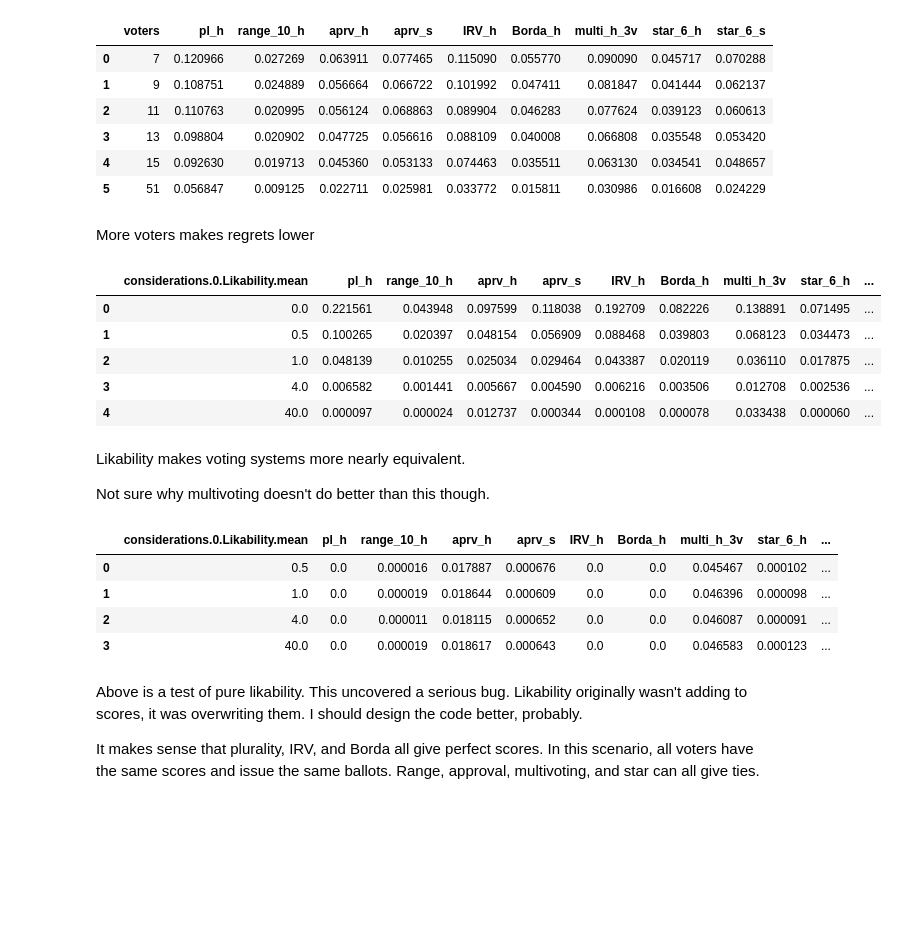
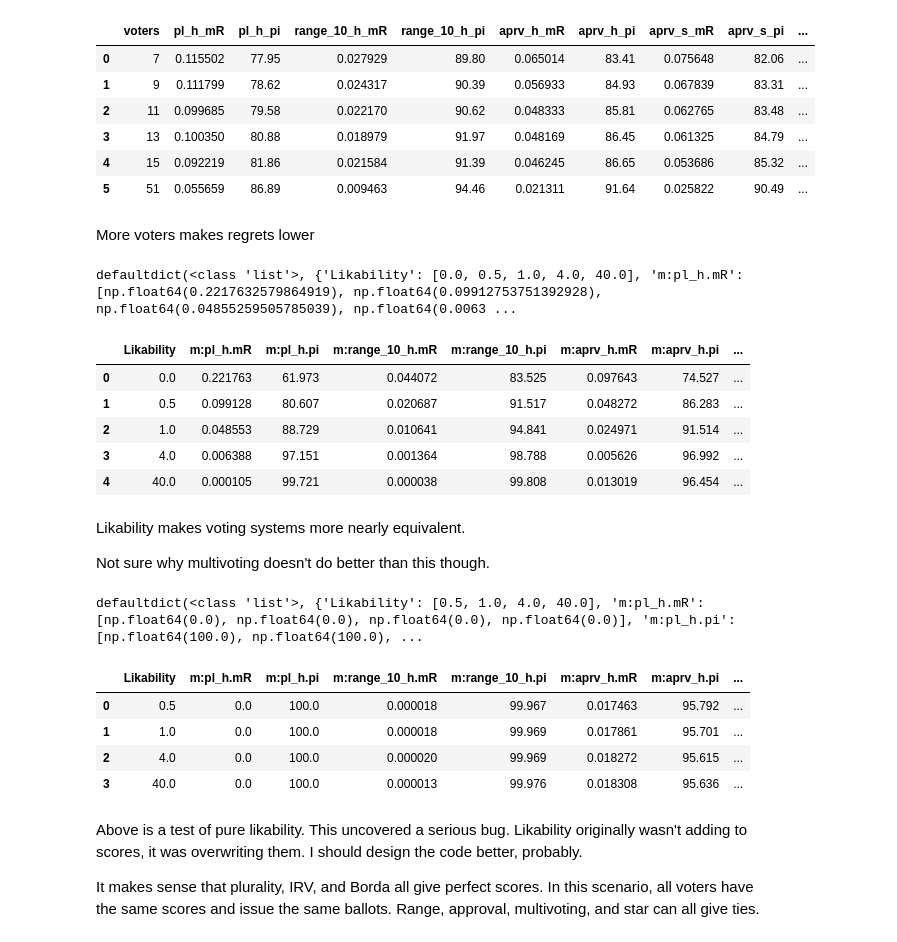
Before and after one commit to tcawlfield/vote-sim, a Jupyter notebook: results/small_group_voting.ipynb, the cells around one changed output. Cells and saved outputs as stored; diff of their text form; code cells hidden in the pictures; blank space fills up the shorter version.

```diff
--- a/results/small_group_voting.ipynb
+++ b/results/small_group_voting.ipynb
@@ -13,3 +10,9 @@ from IPython.display import display
+# %%
+importlib.reload(study_lib)
+do_run = study_lib.do_run
+get_fields = study_lib.get_fields
+run_experiment = study_lib.run_experiment
+config_series = study_lib.config_series
 # %%
 base_config_yaml = """
 candidates: 5
@@ -79,47 +57,35 @@ def get_fields(results):
-# %%
-def run_experiment(config, parameter, pvalues, trials=2000):
-    fields = None
-    col_names = None
-    regrets = []
-    parameters = [int(p) if p.isnumeric() else p for p in parameter.split('.')]
-    last_parameter = parameters.pop()
-    for val in pvalues:
-        conf_item = config
-        for p in parameters:  # drill down into config
-            conf_item = conf_item[p]
-        assert last_parameter in conf_item, f"No such parameter {last_parameter}"
-        conf_item[last_parameter] = val
-        results = do_run(config, trials)
-        fields = get_fields(results)
-        if col_names is None:
-            col_names = [f[2:] for f in fields]
-        regrets.append([val] + [ak.mean(results[f]['regret']) for f in fields])
-    return pd.DataFrame(regrets, columns=[parameter] + col_names)
 # %%
 config = yaml.safe_load(base_config_yaml)
-df = run_experiment(config, 'voters', [7, 9, 11, 13, 15, 51], trials=10000)
+df = run_experiment(
+    config_series(config, 'voters', [7, 9, 11, 13, 15, 51]),
+    trials=10000
+)
 df
 # %% [output]
-|  | voters | pl_h | range_10_h | aprv_h | aprv_s | IRV_h | Borda_h | multi_h_3v | star_6_h | star_6_s |
-| 0 | 7 | 0.120966 | 0.027269 | 0.063911 | 0.077465 | 0.115090 | 0.055770 | 0.090090 | 0.045717 | 0.070288 |
-| 1 | 9 | 0.108751 | 0.024889 | 0.056664 | 0.066722 | 0.101992 | 0.047411 | 0.081847 | 0.041444 | 0.062137 |
-| 2 | 11 | 0.110763 | 0.020995 | 0.056124 | 0.068863 | 0.089904 | 0.046283 | 0.077624 | 0.039123 | 0.060613 |
-| 3 | 13 | 0.098804 | 0.020902 | 0.047725 | 0.056616 | 0.088109 | 0.040008 | 0.066808 | 0.035548 | 0.053420 |
-| 4 | 15 | 0.092630 | 0.019713 | 0.045360 | 0.053133 | 0.074463 | 0.035511 | 0.063130 | 0.034541 | 0.048657 |
-| 5 | 51 | 0.056847 | 0.009125 | 0.022711 | 0.025981 | 0.033772 | 0.015811 | 0.030986 | 0.016608 | 0.024229 |
+|  | voters | pl_h_mR | pl_h_pi | range_10_h_mR | range_10_h_pi | aprv_h_mR | aprv_h_pi | aprv_s_mR | aprv_s_pi | ... |
+| 0 | 7 | 0.115502 | 77.95 | 0.027929 | 89.80 | 0.065014 | 83.41 | 0.075648 | 82.06 | ... |
+| 1 | 9 | 0.111799 | 78.62 | 0.024317 | 90.39 | 0.056933 | 84.93 | 0.067839 | 83.31 | ... |
+| 2 | 11 | 0.099685 | 79.58 | 0.022170 | 90.62 | 0.048333 | 85.81 | 0.062765 | 83.48 | ... |
+| 3 | 13 | 0.100350 | 80.88 | 0.018979 | 91.97 | 0.048169 | 86.45 | 0.061325 | 84.79 | ... |
+| 4 | 15 | 0.092219 | 81.86 | 0.021584 | 91.39 | 0.046245 | 86.65 | 0.053686 | 85.32 | ... |
+| 5 | 51 | 0.055659 | 86.89 | 0.009463 | 94.46 | 0.021311 | 91.64 | 0.025822 | 90.49 | ... |
 # %% [markdown]
 More voters makes regrets lower
 # %%
 config = yaml.safe_load(base_config_yaml)
-df = run_experiment(config, 'considerations.0.Likability.mean', [0., 0.5, 1.0, 4.0, 40.0], trials=100000)
+df = run_experiment(
+    config_series(config, 'considerations.0.Likability.mean', [0., 0.5, 1.0, 4.0, 40.0]),
+    trials=100000
+)
 df
 # %% [output]
+defaultdict(<class 'list'>, {'Likability': [0.0, 0.5, 1.0, 4.0, 40.0], 'm:pl_h.mR': [np.float64(0.2217632579864919), np.float64(0.09912753751392928), np.float64(0.04855259505785039), np.float64(0.0063 ...
-|  | considerations.0.Likability.mean | pl_h | range_10_h | aprv_h | aprv_s | IRV_h | Borda_h | multi_h_3v | star_6_h | ... |
-| 0 | 0.0 | 0.221561 | 0.043948 | 0.097599 | 0.118038 | 0.192709 | 0.082226 | 0.138891 | 0.071495 | ... |
-| 1 | 0.5 | 0.100265 | 0.020397 | 0.048154 | 0.056909 | 0.088468 | 0.039803 | 0.068123 | 0.034473 | ... |
-| 2 | 1.0 | 0.048139 | 0.010255 | 0.025034 | 0.029464 | 0.043387 | 0.020119 | 0.036110 | 0.017875 | ... |
-| 3 | 4.0 | 0.006582 | 0.001441 | 0.005667 | 0.004590 | 0.006216 | 0.003506 | 0.012708 | 0.002536 | ... |
-| 4 | 40.0 | 0.000097 | 0.000024 | 0.012737 | 0.000344 | 0.000108 | 0.000078 | 0.033438 | 0.000060 | ... |
+|  | Likability | m:pl_h.mR | m:pl_h.pi | m:range_10_h.mR | m:range_10_h.pi | m:aprv_h.mR | m:aprv_h.pi | ... |
+| 0 | 0.0 | 0.221763 | 61.973 | 0.044072 | 83.525 | 0.097643 | 74.527 | ... |
+| 1 | 0.5 | 0.099128 | 80.607 | 0.020687 | 91.517 | 0.048272 | 86.283 | ... |
+| 2 | 1.0 | 0.048553 | 88.729 | 0.010641 | 94.841 | 0.024971 | 91.514 | ... |
+| 3 | 4.0 | 0.006388 | 97.151 | 0.001364 | 98.788 | 0.005626 | 96.992 | ... |
+| 4 | 40.0 | 0.000105 | 99.721 | 0.000038 | 99.808 | 0.013019 | 96.454 | ... |
 # %% [markdown]
 Likability makes voting systems more nearly equivalent.
 
@@ -128,14 +94,18 @@ Not sure why multivoting doesn't do better than this though.
 config['considerations'] = [
     {'Likability': {'mean': 1.0}},
 ]
-df = run_experiment(config, 'considerations.0.Likability.mean', [0.5, 1.0, 4.0, 40.0], trials=100000)
+df = run_experiment(
+    config_series(config, 'considerations.0.Likability.mean', [0.5, 1.0, 4.0, 40.0]),
+    trials=100000
+)
 df
 # %% [output]
+defaultdict(<class 'list'>, {'Likability': [0.5, 1.0, 4.0, 40.0], 'm:pl_h.mR': [np.float64(0.0), np.float64(0.0), np.float64(0.0), np.float64(0.0)], 'm:pl_h.pi': [np.float64(100.0), np.float64(100.0), ...
-|  | considerations.0.Likability.mean | pl_h | range_10_h | aprv_h | aprv_s | IRV_h | Borda_h | multi_h_3v | star_6_h | ... |
-| 0 | 0.5 | 0.0 | 0.000016 | 0.017887 | 0.000676 | 0.0 | 0.0 | 0.045467 | 0.000102 | ... |
-| 1 | 1.0 | 0.0 | 0.000019 | 0.018644 | 0.000609 | 0.0 | 0.0 | 0.046396 | 0.000098 | ... |
-| 2 | 4.0 | 0.0 | 0.000011 | 0.018115 | 0.000652 | 0.0 | 0.0 | 0.046087 | 0.000091 | ... |
-| 3 | 40.0 | 0.0 | 0.000019 | 0.018617 | 0.000643 | 0.0 | 0.0 | 0.046583 | 0.000123 | ... |
+|  | Likability | m:pl_h.mR | m:pl_h.pi | m:range_10_h.mR | m:range_10_h.pi | m:aprv_h.mR | m:aprv_h.pi | ... |
+| 0 | 0.5 | 0.0 | 100.0 | 0.000018 | 99.967 | 0.017463 | 95.792 | ... |
+| 1 | 1.0 | 0.0 | 100.0 | 0.000018 | 99.969 | 0.017861 | 95.701 | ... |
+| 2 | 4.0 | 0.0 | 100.0 | 0.000020 | 99.969 | 0.018272 | 95.615 | ... |
+| 3 | 40.0 | 0.0 | 100.0 | 0.000013 | 99.976 | 0.018308 | 95.636 | ... |
 # %% [markdown]
 Above is a test of pure likability. This uncovered a serious bug. Likability originally wasn't adding to scores, it was overwriting them. I should design the code better, probably.
 
```
Also changed, not shown: parts of 10 cells of this notebook, 13 other files.
